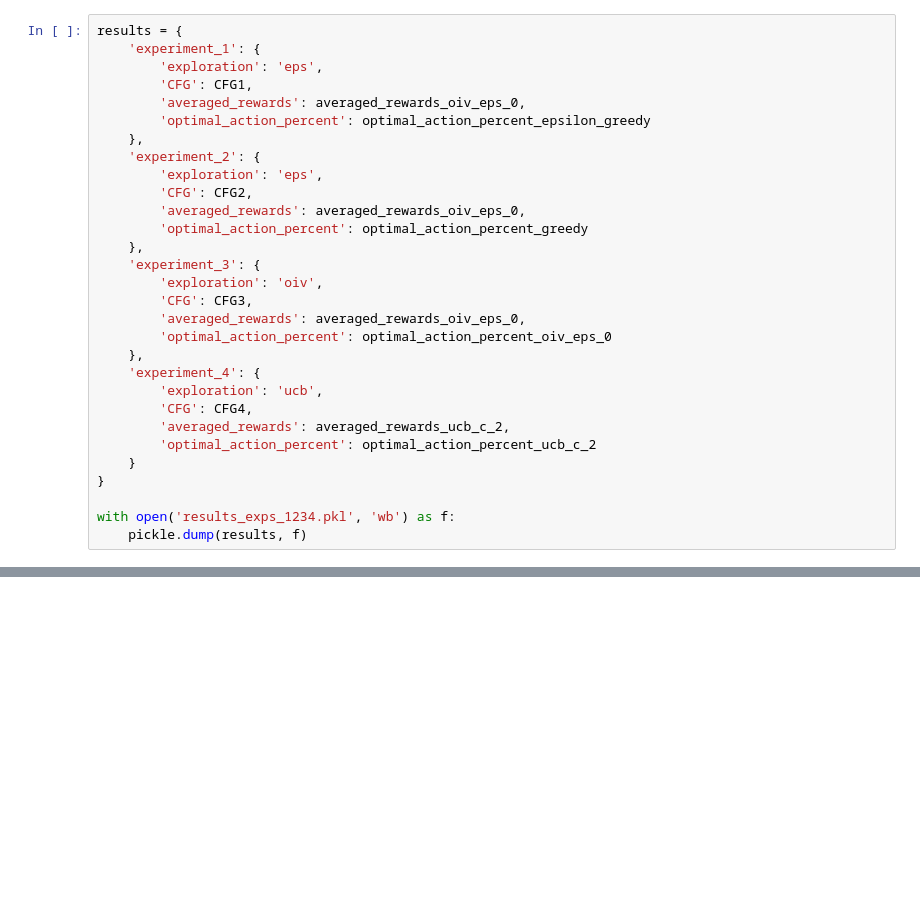
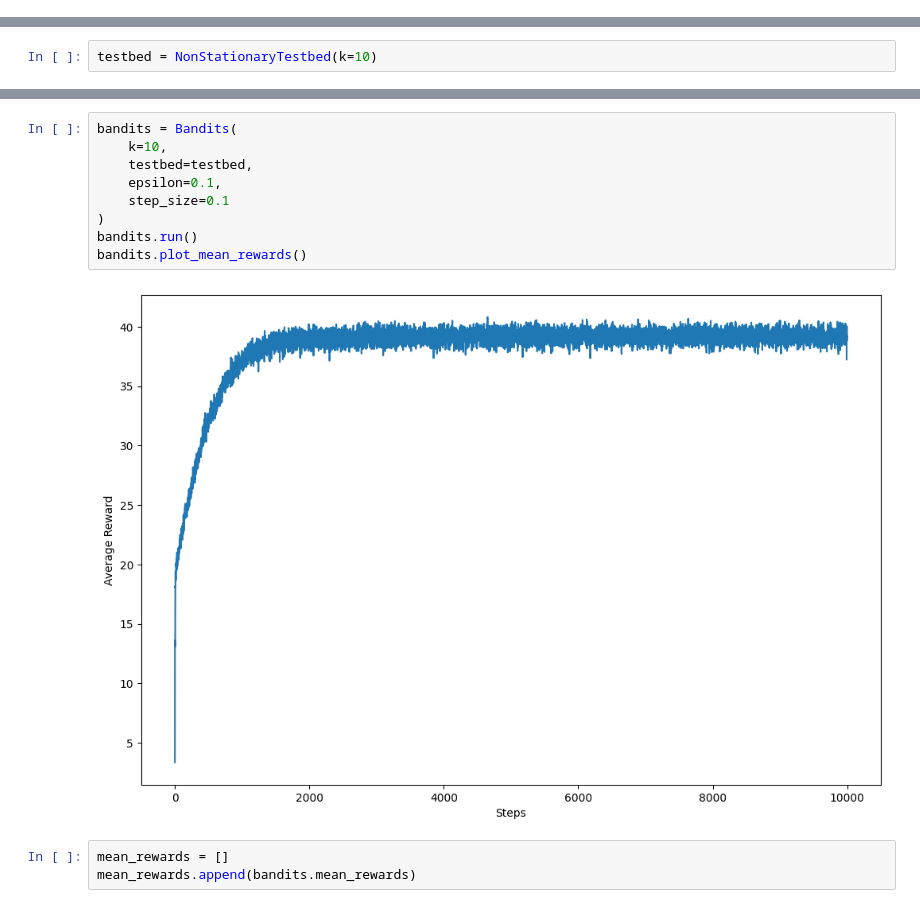
Before and after one commit to bhargav-borah/reinforcement-learning-book-implementation-exercises, a Jupyter notebook: chapter-2-multi-armed-bandits/implementation-notebook.ipynb, the cells around one changed output, grey strips where cells are left out. Drawn from its saved outputs; the diff is of its cells as text; blank space fills up the shorter version.

```diff
--- a/chapter-2-multi-armed-bandits/implementation-notebook.ipynb
+++ b/chapter-2-multi-armed-bandits/implementation-notebook.ipynb
@@ -237,30 +6,0 @@ plt.show()
-# %%
-results = {
-    'experiment_1': {
-        'exploration': 'eps',
-        'CFG': CFG1,
-        'averaged_rewards': averaged_rewards_oiv_eps_0,
-        'optimal_action_percent': optimal_action_percent_epsilon_greedy
-    },
-    'experiment_2': {
-        'exploration': 'eps',
-        'CFG': CFG2,
-        'averaged_rewards': averaged_rewards_oiv_eps_0,
-        'optimal_action_percent': optimal_action_percent_greedy
-    },
-    'experiment_3': {
-        'exploration': 'oiv',
-        'CFG': CFG3,
-        'averaged_rewards': averaged_rewards_oiv_eps_0,
-        'optimal_action_percent': optimal_action_percent_oiv_eps_0
-    },
-    'experiment_4': {
-        'exploration': 'ucb',
-        'CFG': CFG4,
-        'averaged_rewards': averaged_rewards_ucb_c_2,
-        'optimal_action_percent': optimal_action_percent_ucb_c_2
-    }
-}
-
-with open('results_exps_1234.pkl', 'wb') as f:
-    pickle.dump(results, f)
@@ -266,0 +83,2 @@ with open('results_exps_1234.pkl', 'wb') as f:
+# %%
+testbed = NonStationaryTestbed(k=10)
@@ -266,0 +211,14 @@ with open('results_exps_1234.pkl', 'wb') as f:
+# %%
+bandits = Bandits(
+    k=10,
+    testbed=testbed,
+    epsilon=0.1,
+    step_size=0.1
+)
+bandits.run()
+bandits.plot_mean_rewards()
+# %% [output]
+[figure, added]
+# %%
+mean_rewards = []
+mean_rewards.append(bandits.mean_rewards)
```
Also changed, not shown: parts of 21 cells of this notebook.
